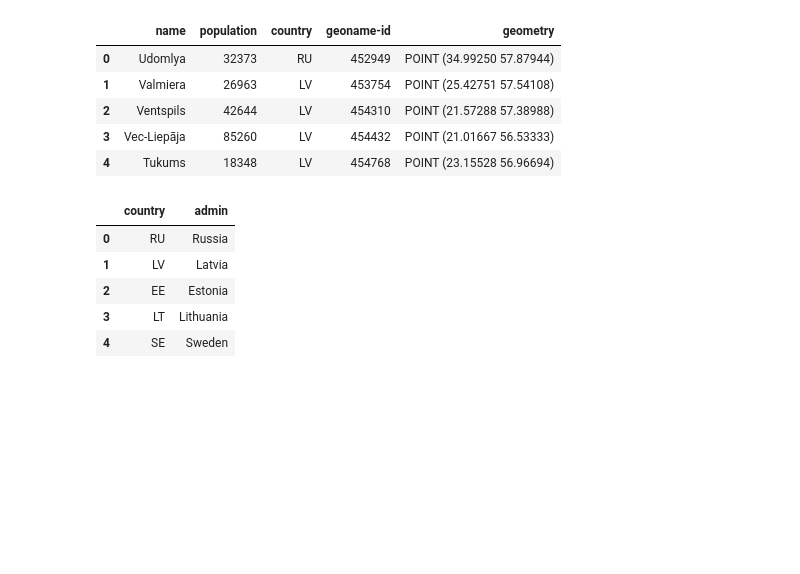
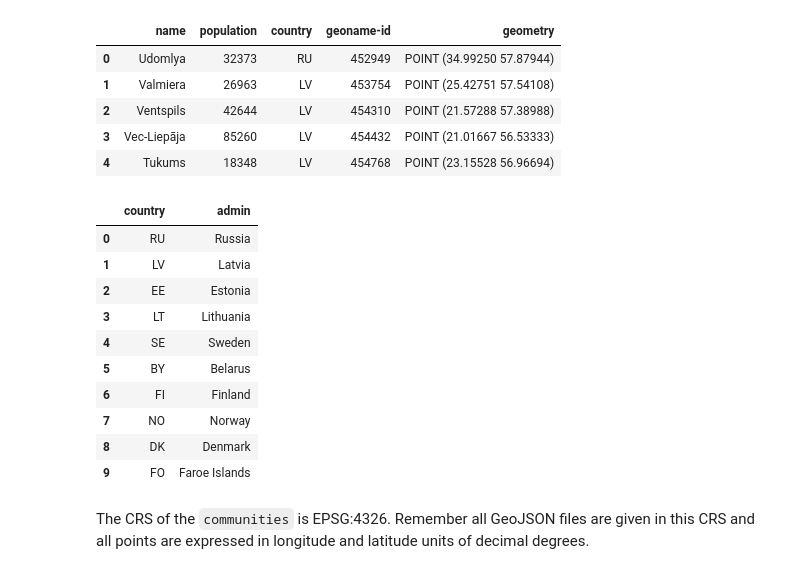
Before and after one commit to aakikip/eds220-2025-in-class, a Jupyter notebook: week6-reprojecting.ipynb, the cells around one changed output. Drawn from its saved outputs; the diff is of its cells as text; code cells hidden in the pictures; blank space fills up the shorter version.

```diff
--- a/week6-reprojecting.ipynb
+++ b/week6-reprojecting.ipynb
@@ -30,12 +30,19 @@ communities.head()
 # %%
 # Import country names from URL
 URL = 'https://raw.githubusercontent.com/MEDS-eds-220/MEDS-eds-220-course/refs/heads/main/book/chapters/lesson-12-merge-data/country_names.csv'
 country_names = pd.read_csv(URL)
-country_names.head()
+country_names.head(10)
 # %% [output]
 |  | country | admin |
 | 0 | RU | Russia |
 | 1 | LV | Latvia |
 | 2 | EE | Estonia |
 | 3 | LT | Lithuania |
 | 4 | SE | Sweden |
+| 5 | BY | Belarus |
+| 6 | FI | Finland |
+| 7 | NO | Norway |
+| 8 | DK | Denmark |
+| 9 | FO | Faroe Islands |
+# %% [markdown]
+The CRS of the `communities` is EPSG:4326. Remember all GeoJSON files are given in this CRS and all points are expressed in longitude and latitude units of decimal degrees.
```
Also changed, not shown: parts of 28 cells of this notebook, 1 other file.
